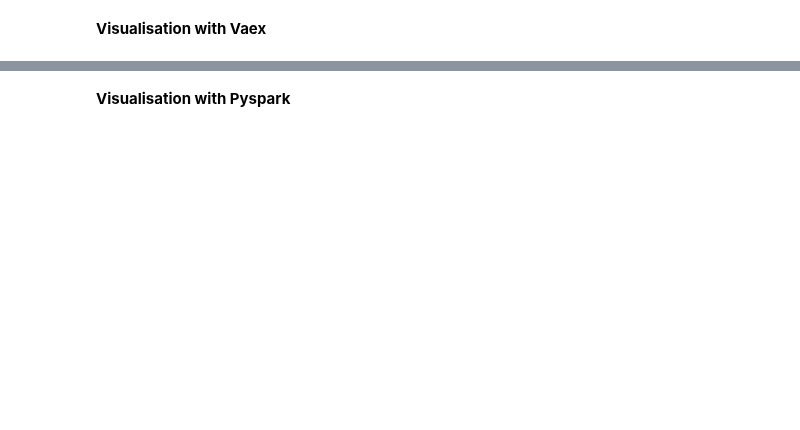
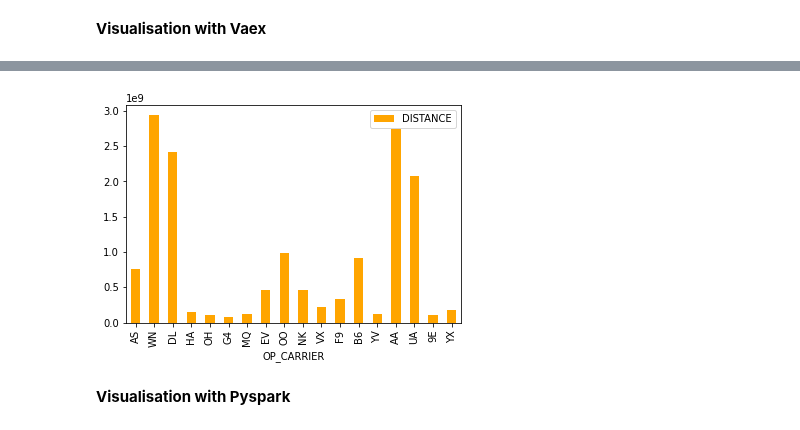
Before and after one commit to drshahizan/Python-big-data, a Jupyter notebook: Project/BigMac/HPDP_Group_Project.ipynb, the cells around one changed output, grey strips where cells are left out. Saved outputs shown, nothing was run; the diff lists cells and outputs as text; code cells hidden in the pictures; blank space fills up the shorter version.

```diff
--- a/Project/BigMac/HPDP_Group_Project.ipynb
+++ b/Project/BigMac/HPDP_Group_Project.ipynb
@@ -713,0 +728,9 @@ Wall time: 5.48 µs
+# %%
+%time
+import matplotlib.pyplot as plt
+
+carrier_distance = vdf.groupby('OP_CARRIER').agg({'DISTANCE': 'sum'})
+pandas_vdf = carrier_distance.to_pandas_df()
+pandas_vdf.plot.bar(x='OP_CARRIER', y='DISTANCE', color='orange')
+plt.show()
+# %% [output]
@@ -714,2 +739,3 @@ Wall time: 5.48 µs
+[figure, added]
 # %% [markdown]
 **Visualisation with Pyspark**
```
Also changed, not shown: parts of 32 cells of this notebook.
